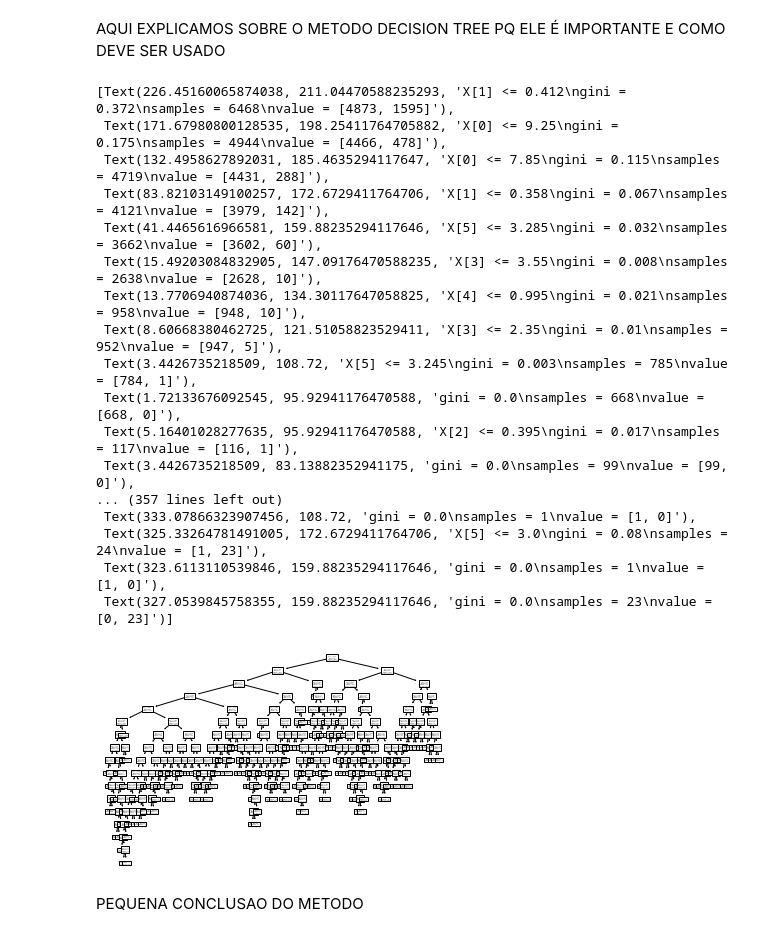
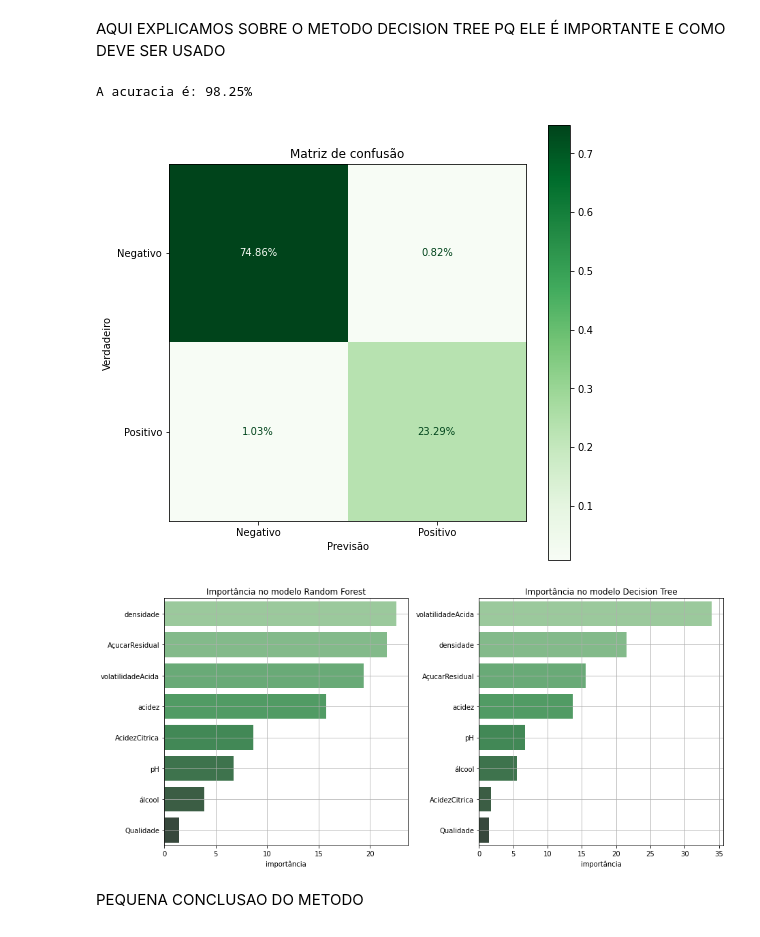
Before and after one commit to Brunelas/Projeto-2-, a Jupyter notebook: projeto2-checkpoint.ipynb, the cells around one changed output. Saved outputs shown, nothing was run; the diff lists cells and outputs as text; code cells hidden in the pictures.

Commit message:
add gráficos
adicionando gráficos para notar a importância dos features .

```diff
--- a/projeto2-checkpoint.ipynb
+++ b/projeto2-checkpoint.ipynb
@@ -216,9 +249,7 @@ Mostrando uma maior acidez em seus quartis e um maximo maior.
 # %% [markdown]
 AQUI EXPLICAMOS SOBRE O METODO DECISION TREE PQ ELE É IMPORTANTE E COMO DEVE SER USADO
 # %%
-from sklearn.tree import DecisionTreeClassifier # Import Decision Tree Classifier
-from sklearn.model_selection import train_test_split # Import train_test_split function
-from sklearn import metrics
+
 
 features = ['acidez', 'volatilidadeAcida', 'AcidezCitrica', 'AçucarResidual','densidade','pH','álcool', 'Qualidade']
 X = filtrado[features] # Features
@@ -227,24 +258,31 @@ clf = tree.DecisionTreeClassifier()
 clf = clf.fit(X, y)
 decision_tree = DecisionTreeClassifier(random_state=0, max_depth=2)
 decision_tree = decision_tree.fit(X, Y)
-decision_tree
-tree.plot_tree(clf)
+# decision_tree
+# tree.plot_tree(clf)
-# %% [output]
-[Text(226.45160065874038, 211.04470588235293, 'X[1] <= 0.412\ngini = 0.372\nsamples = 6468\nvalue = [4873, 1595]'),
- Text(171.67980800128535, 198.25411764705882, 'X[0] <= 9.25\ngini = 0.175\nsamples = 4944\nvalue = [4466, 478]'),
- Text(132.4958627892031, 185.4635294117647, 'X[0] <= 7.85\ngini = 0.115\nsamples = 4719\nvalue = [4431, 288]'),
- Text(83.82103149100257, 172.6729411764706, 'X[1] <= 0.358\ngini = 0.067\nsamples = 4121\nvalue = [3979, 142]'),
- Text(41.4465616966581, 159.88235294117646, 'X[5] <= 3.285\ngini = 0.032\nsamples = 3662\nvalue = [3602, 60]'),
- Text(15.49203084832905, 147.09176470588235, 'X[3] <= 3.55\ngini = 0.008\nsamples = 2638\nvalue = [2628, 10]'),
- Text(13.7706940874036, 134.30117647058825, 'X[4] <= 0.995\ngini = 0.021\nsamples = 958\nvalue = [948, 10]'),
- Text(8.60668380462725, 121.51058823529411, 'X[3] <= 2.35\ngini = 0.01\nsamples = 952\nvalue = [947, 5]'),
- Text(3.4426735218509, 108.72, 'X[5] <= 3.245\ngini = 0.003\nsamples = 785\nvalue = [784, 1]'),
- Text(1.72133676092545, 95.92941176470588, 'gini = 0.0\nsamples = 668\nvalue = [668, 0]'),
- Text(5.16401028277635, 95.92941176470588, 'X[2] <= 0.395\ngini = 0.017\nsamples = 117\nvalue = [116, 1]'),
- Text(3.4426735218509, 83.13882352941175, 'gini = 0.0\nsamples = 99\nvalue = [99, 0]'),
-... (357 lines left out)
- Text(333.07866323907456, 108.72, 'gini = 0.0\nsamples = 1\nvalue = [1, 0]'),
- Text(325.33264781491005, 172.6729411764706, 'X[5] <= 3.0\ngini = 0.08\nsamples = 24\nvalue = [1, 23]'),
- Text(323.6113110539846, 159.88235294117646, 'gini = 0.0\nsamples = 1\nvalue = [1, 0]'),
- Text(327.0539845758355, 159.88235294117646, 'gini = 0.0\nsamples = 23\nvalue = [0, 23]')]
-[figure, removed]
+# %%
+features = ['acidez', 'volatilidadeAcida', 'AcidezCitrica', 'AçucarResidual','densidade','pH','álcool', 'Qualidade']
+
+z = filtrado[features] # Features
+p = filtrado['Tipo Binário'] # Target variable
+
+z_train, z_test, p_train, p_test= train_test_split(z, p, test_size=0.3, random_state=1)
+# %%
+oi= DecisionTreeClassifier(criterion= "entropy")
+oi.fit(z_train, p_train)
+cara= oi.predict(z_test)
+
+print(f"A acuracia é: {round((metrics.accuracy_score(p_test, cara)*100),2)}%")
+# %% [output]
+A acuracia é: 98.25%
+# %%
+fig, ax= plt.subplots(figsize=(8,8))
+
+plot_confusion_matrix(oi, z_test, p_test, normalize="all", display_labels=["Negativo", "Positivo"],
+                     cmap="Greens", ax=ax, values_format=".2%")
+plt.xlabel("Previsão")
+plt.ylabel("Verdadeiro")
+plt.title("Matriz de confusão")
+plt.show()
+# %% [output]
+[figure, added]
@@ -251,3 +292,24 @@ tree.plot_tree(clf)
+# %%
+sla= pd.Series(classifier.feature_importances_, index=feature).sort_values(ascending=False).round(5)*100
+sla2= pd.Series(oi.feature_importances_, index=features).sort_values(ascending=False).round(5)*100
+
+plt.figure(figsize=(13, 6))
+
+plt.subplot(121)
+sns.barplot(sla, sla.index, palette="Greens_d")
+plt.title("Importância no modelo Random Forest")
+plt.xlabel("importância")
+plt.grid(True)
+
+plt.subplot(122)
+sns.barplot(sla2, sla2.index, palette="Greens_d")
+plt.title("Importância no modelo Decision Tree")
+plt.xlabel("importância")
+plt.grid(True)
+
+plt.tight_layout();
+# %% [output]
+[figure, added]
 # %% [markdown]
 PEQUENA CONCLUSAO DO METODO
 # %% [markdown]
```
Also changed, not shown: parts of 5 cells of this notebook.
